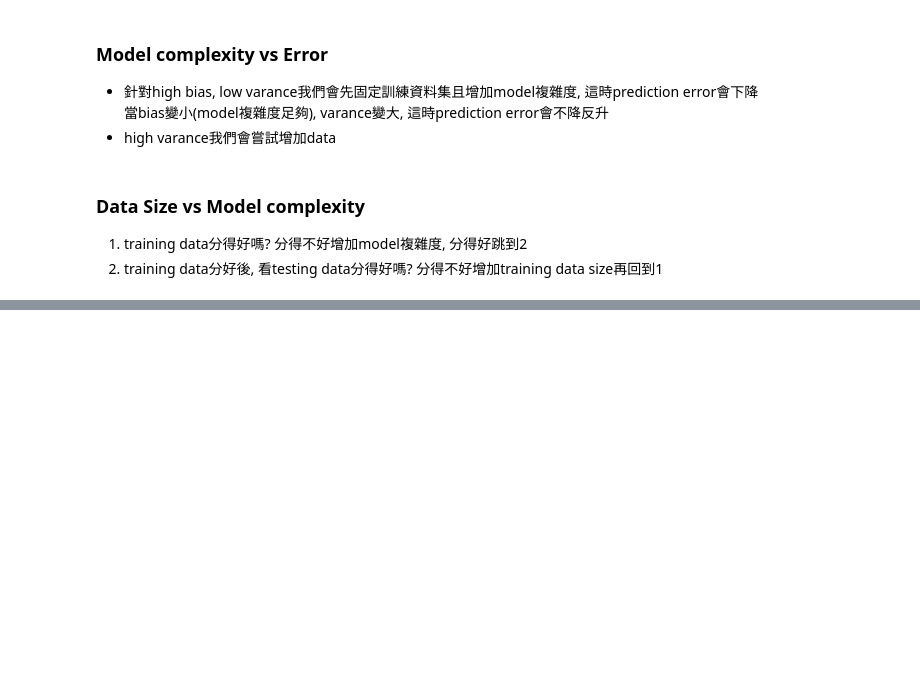
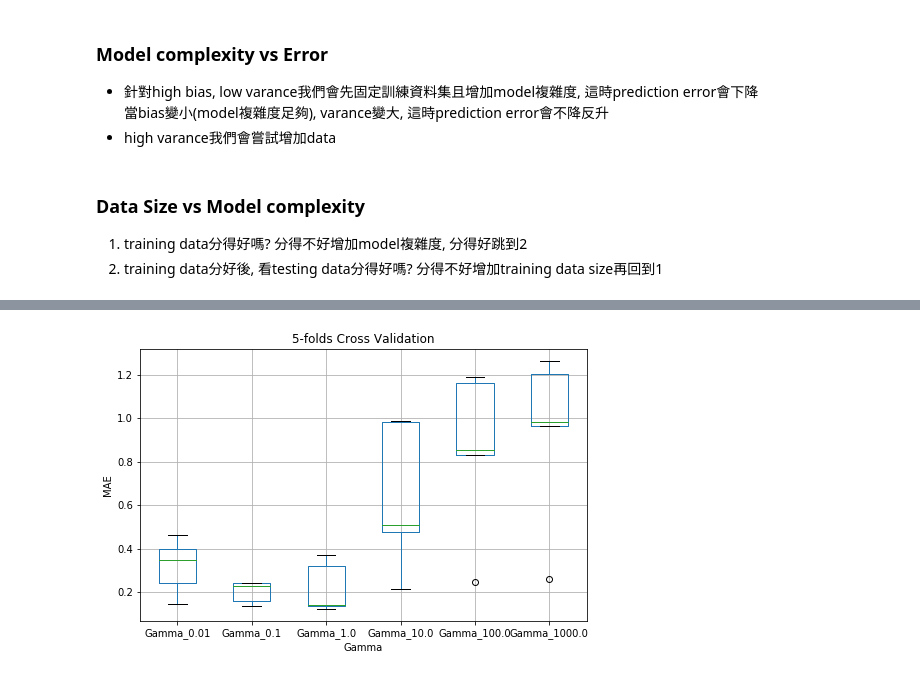
Before and after one commit to neohung/ml_note, a Jupyter notebook: lesson/ML8_Practical_Concerns.ipynb, the cells around one changed output, grey strips where cells are left out. Saved outputs shown, nothing was run; the diff lists cells and outputs as text; code cells hidden in the pictures; blank space fills up the shorter version.

```diff
--- a/lesson/ML8_Practical_Concerns.ipynb
+++ b/lesson/ML8_Practical_Concerns.ipynb
@@ -63,0 +169,23 @@ $\hat y=arg~max_{k{\in\lbrace1,2,3\rbrace}}f_k(x_i)$
+# %%
+import numpy as np
+import pandas as pd
+from sklearn.model_selection import KFold
+def cross_validation(X, y, folds, gamma):
+    # k fold
+    kf = KFold(n_splits=folds, random_state=None, shuffle=False)
+    evaluation = []
+    for train_index, validation_index in kf.split(X):
+        X_train, X_validation = X[train_index], X[validation_index]
+        y_train, y_validation = y[train_index], y[validation_index]
+        model = SVR(kernel='rbf', C=1, gamma=gamma)
+        model.fit(X_train, y_train.reshape(-1))
+        predicted = model.predict(X_validation)
+        mae = mean_absolute_error(y_pred=predicted, y_true=y_validation)
+        evaluation.append(mae)
+    return evaluation
+
+folds = 5
+cv = pd.DataFrame()
+for gamma in np.logspace(-2, 3, 6).tolist(): #generate gamma from 1e-2~1e3
+    cv['Gamma_'+str(gamma)] = cross_validation(X, y, folds, gamma)
+cv
@@ -63,0 +199,8 @@ $\hat y=arg~max_{k{\in\lbrace1,2,3\rbrace}}f_k(x_i)$
+# %%
+plt.title('5-folds Cross Validation')
+plt.xlabel('Gamma')
+plt.ylabel('MAE')
+cv.boxplot()
+plt.show()
+# %% [output]
+[figure, added]
```
Also changed, not shown: parts of 16 cells of this notebook, 10 other files.
